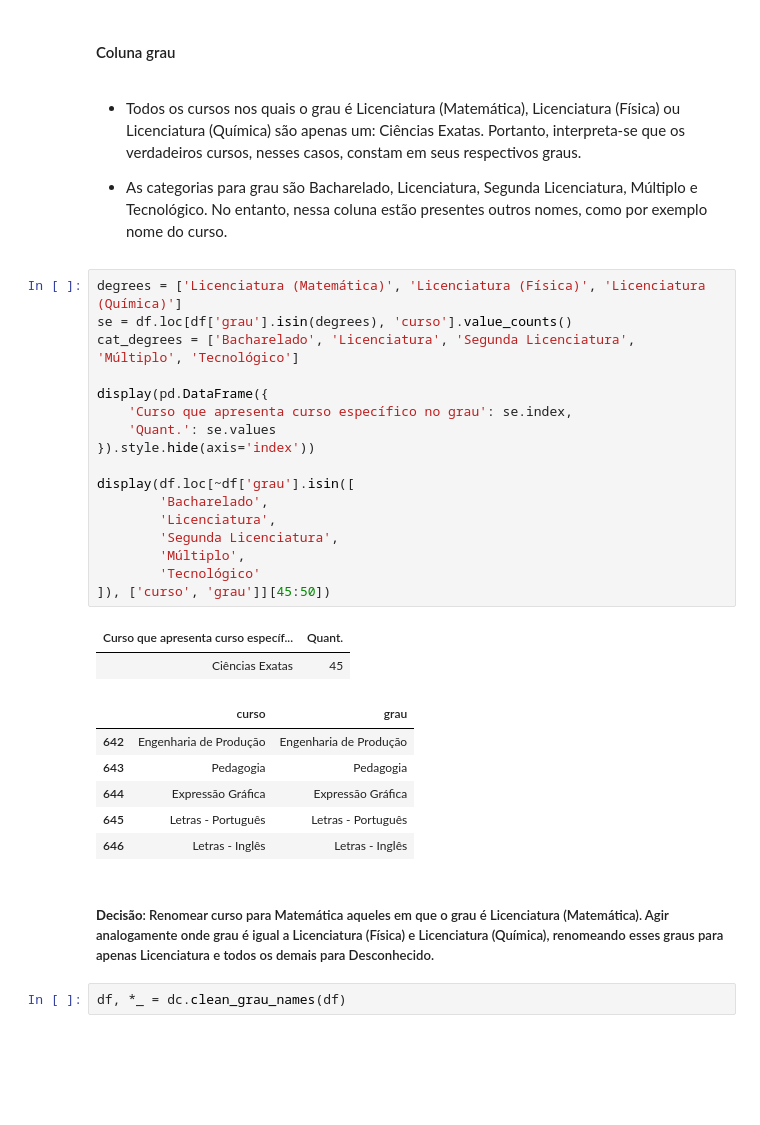
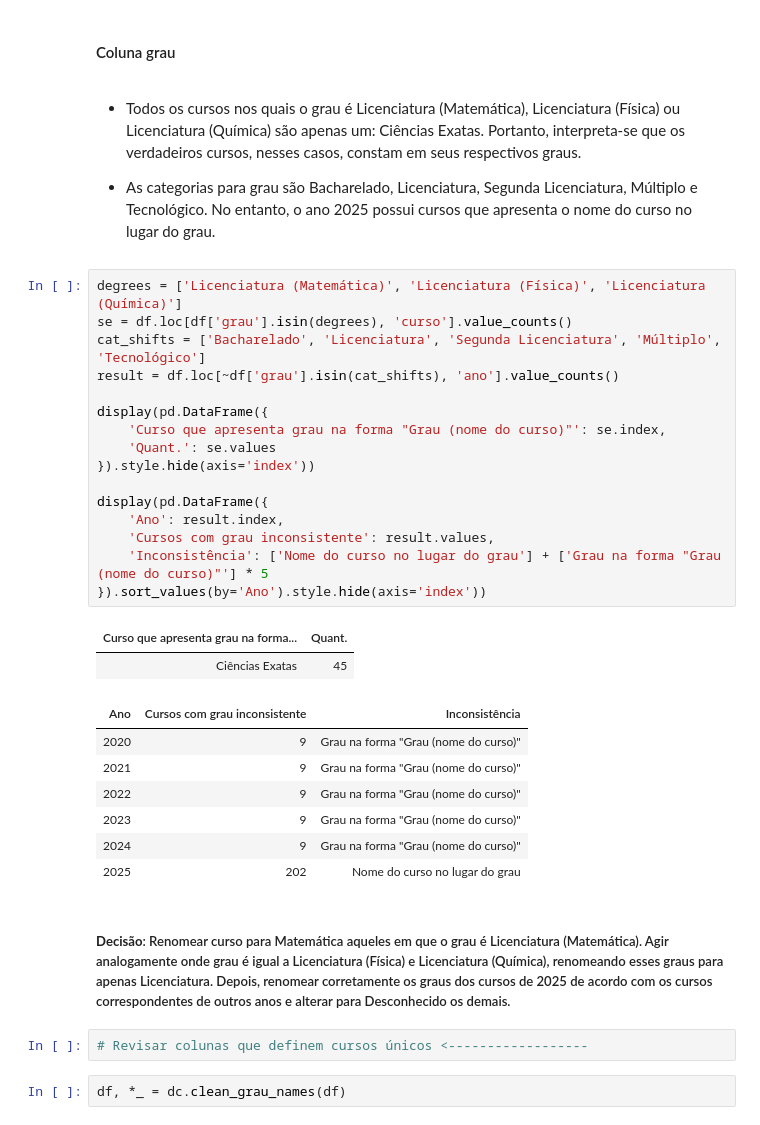
Before and after one commit to ismar-santos/higher_education_analysis_project, a Jupyter notebook: notebooks/01_data_cleaning_rationale.ipynb, the cells around one changed output. Cells and saved outputs as stored; diff of their text form; blank space fills up the shorter version.

```diff
--- a/notebooks/01_data_cleaning_rationale.ipynb
+++ b/notebooks/01_data_cleaning_rationale.ipynb
@@ -350,35 +344,37 @@ df, *_ = dc.clean_campus_names(df)
 # %% [markdown]
 - Todos os cursos nos quais o grau é Licenciatura (Matemática), Licenciatura (Física) ou Licenciatura (Química) são apenas um: Ciências Exatas. Portanto, interpreta-se que os verdadeiros cursos, nesses casos, constam em seus respectivos graus.
 
-- As categorias para grau são Bacharelado, Licenciatura, Segunda Licenciatura, Múltiplo e Tecnológico. No entanto, nessa coluna estão presentes outros nomes, como por exemplo nome do curso.
+- As categorias para grau são Bacharelado, Licenciatura, Segunda Licenciatura, Múltiplo e Tecnológico. No entanto, o ano 2025 possui cursos que apresenta o nome do curso no lugar do grau.
 # %%
 degrees = ['Licenciatura (Matemática)', 'Licenciatura (Física)', 'Licenciatura (Química)']
 se = df.loc[df['grau'].isin(degrees), 'curso'].value_counts()
-cat_degrees = ['Bacharelado', 'Licenciatura', 'Segunda Licenciatura', 'Múltiplo', 'Tecnológico']
+cat_shifts = ['Bacharelado', 'Licenciatura', 'Segunda Licenciatura', 'Múltiplo', 'Tecnológico']
+result = df.loc[~df['grau'].isin(cat_shifts), 'ano'].value_counts()
 
 display(pd.DataFrame({
-    'Curso que apresenta curso específico no grau': se.index,
+    'Curso que apresenta grau na forma "Grau (nome do curso)"': se.index,
     'Quant.': se.values
 }).style.hide(axis='index'))
 
-display(df.loc[~df['grau'].isin([
-        'Bacharelado',
-        'Licenciatura',
-        'Segunda Licenciatura',
-        'Múltiplo',
-        'Tecnológico'
-]), ['curso', 'grau']][45:50])
+display(pd.DataFrame({
+    'Ano': result.index,
+    'Cursos com grau inconsistente': result.values,
+    'Inconsistência': ['Nome do curso no lugar do grau'] + ['Grau na forma "Grau (nome do curso)"'] * 5
+}).sort_values(by='Ano').style.hide(axis='index'))
 # %% [output]
-| Curso que apresenta curso específ... | Quant. |
+| Curso que apresenta grau na forma... | Quant. |
 | Ciências Exatas | 45 |
-|  | curso | grau |
-| 642 | Engenharia de Produção | Engenharia de Produção |
-| 643 | Pedagogia | Pedagogia |
-| 644 | Expressão Gráfica | Expressão Gráfica |
-| 645 | Letras - Português | Letras - Português |
-| 646 | Letras - Inglês | Letras - Inglês |
+| Ano | Cursos com grau inconsistente | Inconsistência |
+| 2020 | 9 | Grau na forma "Grau (nome do curso)" |
+| 2021 | 9 | Grau na forma "Grau (nome do curso)" |
+| 2022 | 9 | Grau na forma "Grau (nome do curso)" |
+| 2023 | 9 | Grau na forma "Grau (nome do curso)" |
+| 2024 | 9 | Grau na forma "Grau (nome do curso)" |
+| 2025 | 202 | Nome do curso no lugar do grau |
 # %% [markdown]
-##### **Decisão**: Renomear curso para Matemática aqueles em que o grau é Licenciatura (Matemática). Agir analogamente onde grau é igual a Licenciatura (Física) e Licenciatura (Química), renomeando esses graus para apenas Licenciatura e todos os demais para Desconhecido.
+##### **Decisão**: Renomear curso para Matemática aqueles em que o grau é Licenciatura (Matemática). Agir analogamente onde grau é igual a Licenciatura (Física) e Licenciatura (Química), renomeando esses graus para apenas Licenciatura. Depois, renomear corretamente os graus dos cursos de 2025 de acordo com os cursos correspondentes de outros anos e alterar para Desconhecido os demais.
+# %%
+# Revisar colunas que definem cursos únicos <------------------
 # %%
 df, *_ = dc.clean_grau_names(df)
 # %% [markdown]
```
Also changed, not shown: parts of 8 cells of this notebook, 2 other files.
